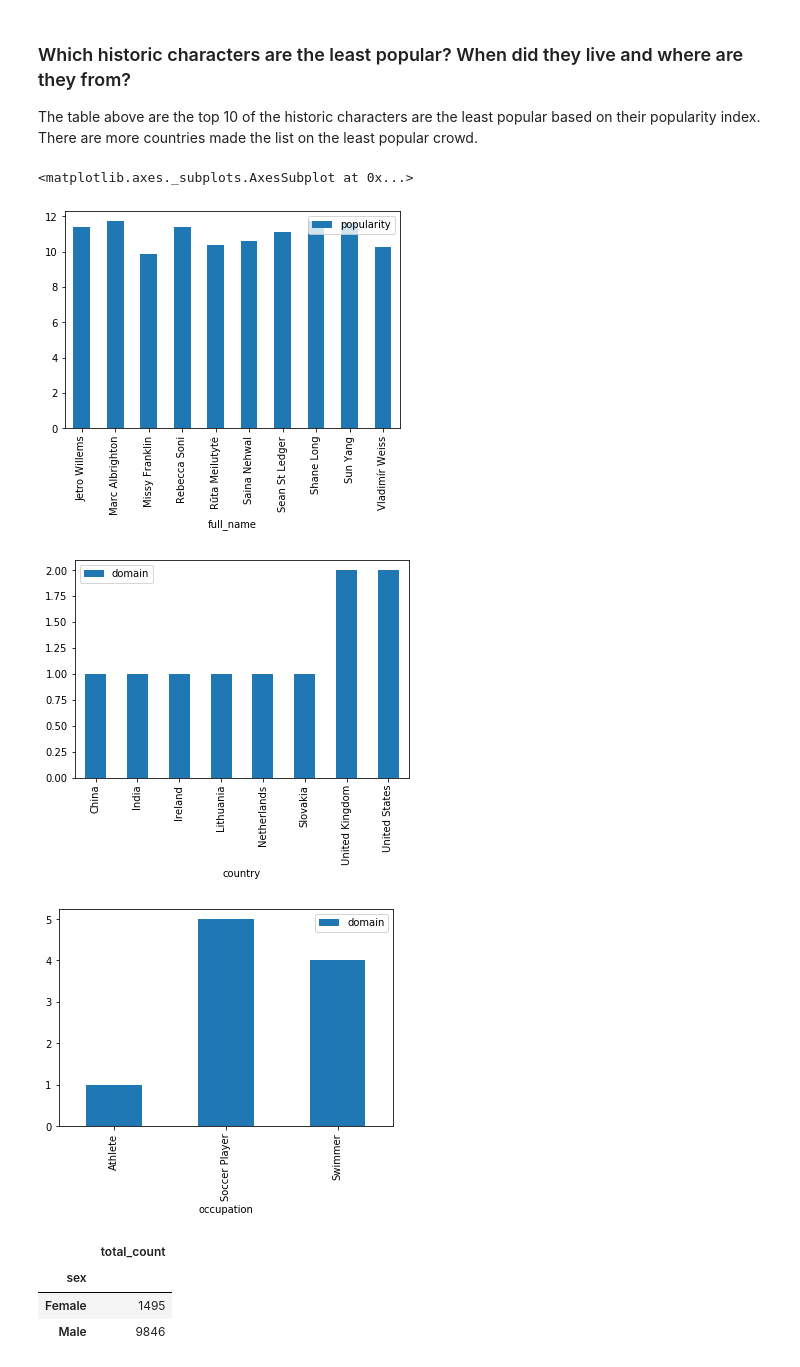
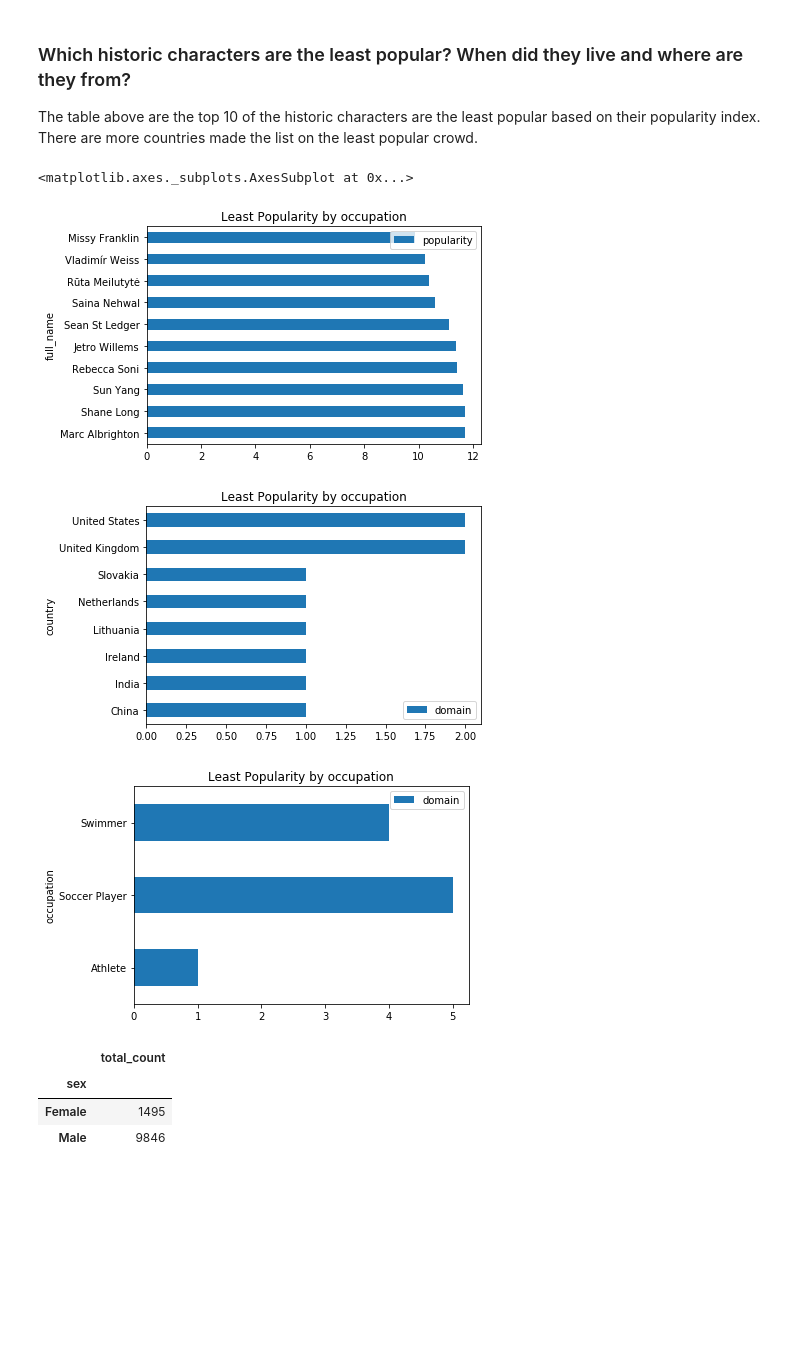
Before and after one commit to tbahng/ist652-final_project, a Jupyter notebook: Final_Project_Report.ipynb, the cells around one changed output. Saved outputs shown, nothing was run; the diff lists cells and outputs as text; code cells hidden in the pictures; blank space fills up the shorter version.

```diff
--- a/Final_Project_Report.ipynb
+++ b/Final_Project_Report.ipynb
@@ -308,12 +311,12 @@ dfTopLeastPopular
 ### Which historic characters are the least popular? When did they live and where are they from?
 The table above are the top 10 of the historic characters are the least popular based on their popularity index. There are more countries made the list on the least popular crowd.
 # %%
-pd.DataFrame(dfTopLeastPopular.groupby(['full_name'])['popularity'].sum()).plot.bar()
-pd.DataFrame(dfTopLeastPopular.groupby(['country'])['domain'].count()).plot.bar()
-pd.DataFrame(dfTopLeastPopular.groupby(['occupation'])['domain'].count()).plot.bar()
+pd.DataFrame(dfTopLeastPopular.groupby(['full_name'])['popularity'].sum()).sort_values(by = ['popularity'], ascending = False).plot.barh(title="Least Popularity by occupation")
+pd.DataFrame(dfTopLeastPopular.groupby(['country'])['domain'].count()).plot.barh(title="Least Popularity by occupation")
+pd.DataFrame(dfTopLeastPopular.groupby(['occupation'])['domain'].count()).plot.barh(title="Least Popularity by occupation")
 # %% [output]
 <matplotlib.axes._subplots.AxesSubplot at 0x...>
-[figure, old version]
+[figure, new version]
-[figure, old version]
+[figure, new version]
-[figure, old version]
+[figure, new version]
 # %%
```
Also changed, not shown: parts of 9 cells of this notebook.
